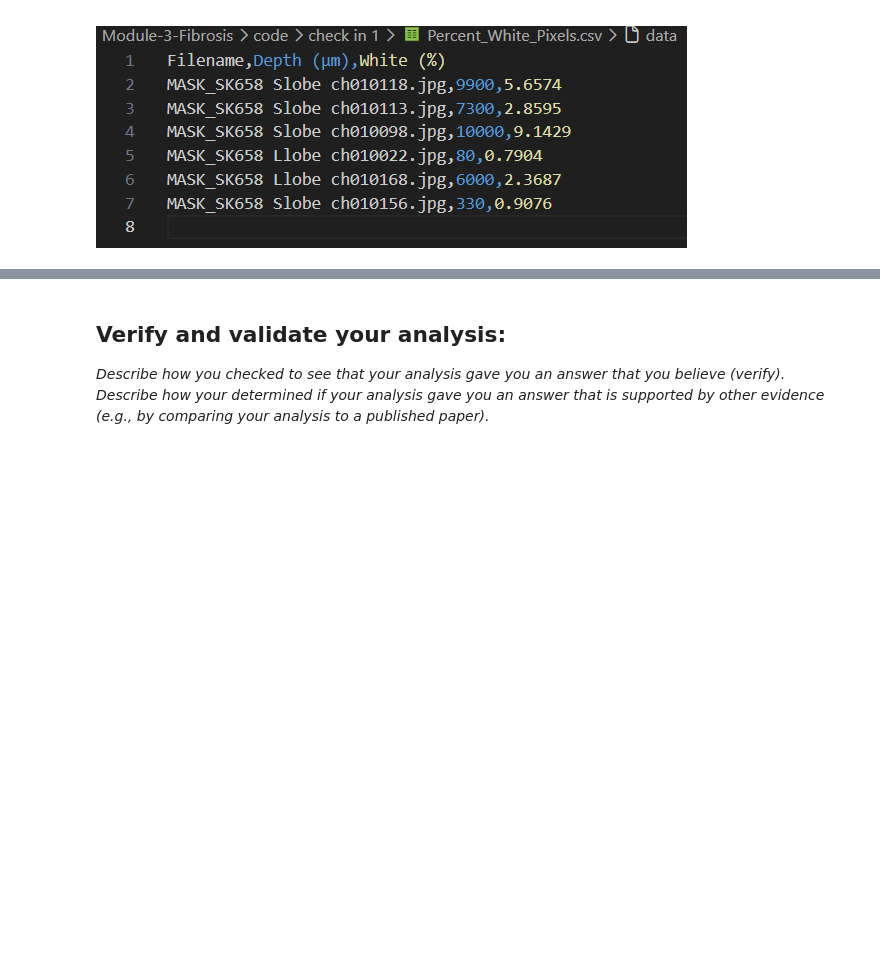
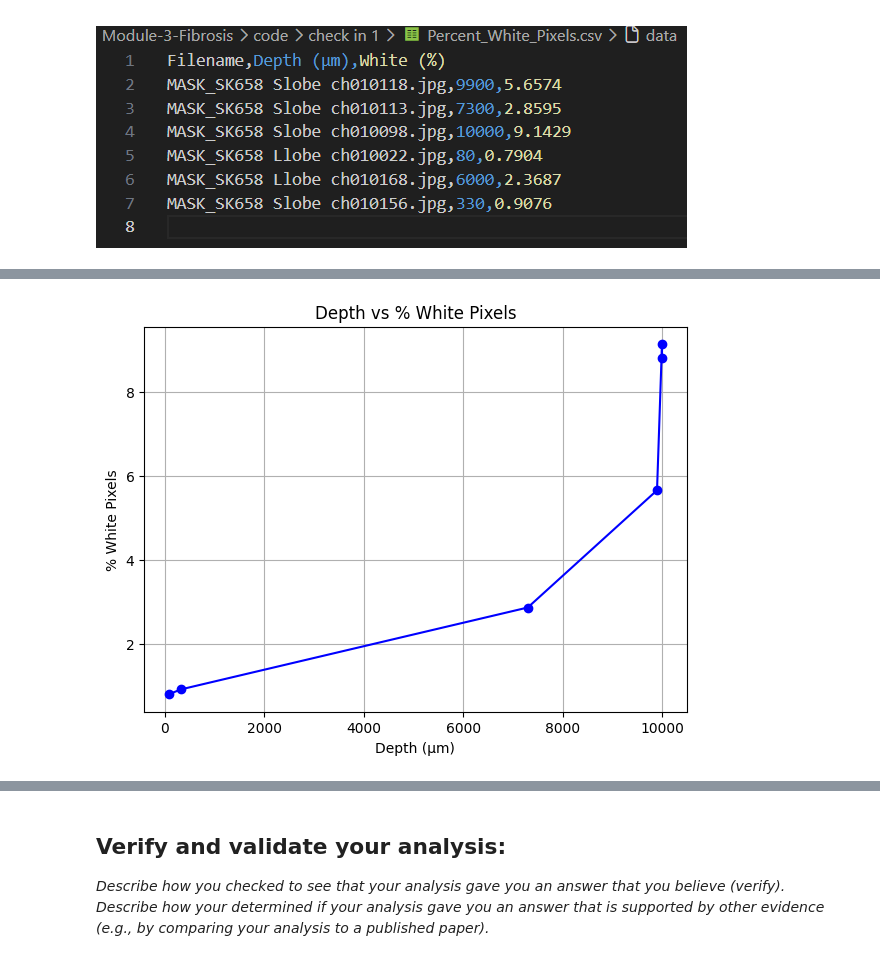
Before and after one commit to asmaryam24/Module-3-Fibrosis, a Jupyter notebook: Module 3 Template.ipynb, the cells around one changed output, grey strips where cells are left out. Drawn from its saved outputs; the diff is of its cells as text; code cells hidden in the pictures; blank space fills up the shorter version.

```diff
--- a/Module 3 Template.ipynb
+++ b/Module 3 Template.ipynb
@@ -224,0 +235,21 @@ Below the code, the plots show raw data and interpolated points so readers can u
+# %%
+# Plot raw depth vs % white pixels
+import matplotlib.pyplot as plt
+import numpy as np
+
+# Sort data by depth
+x = np.array(DEPTHS)
+y = np.array(white_percents)
+sort_idx = np.argsort(x)
+x_sorted = x[sort_idx]
+y_sorted = y[sort_idx]
+
+plt.figure(figsize=(7, 5))
+plt.plot(x_sorted, y_sorted, marker='o', color='blue')
+plt.title('Depth vs % White Pixels')
+plt.xlabel('Depth (µm)')
+plt.ylabel('% White Pixels')
+plt.grid(True)
+plt.show()
+# %% [output]
+[figure, added]
```
Also changed, not shown: parts of 13 cells of this notebook, 2 other files.
